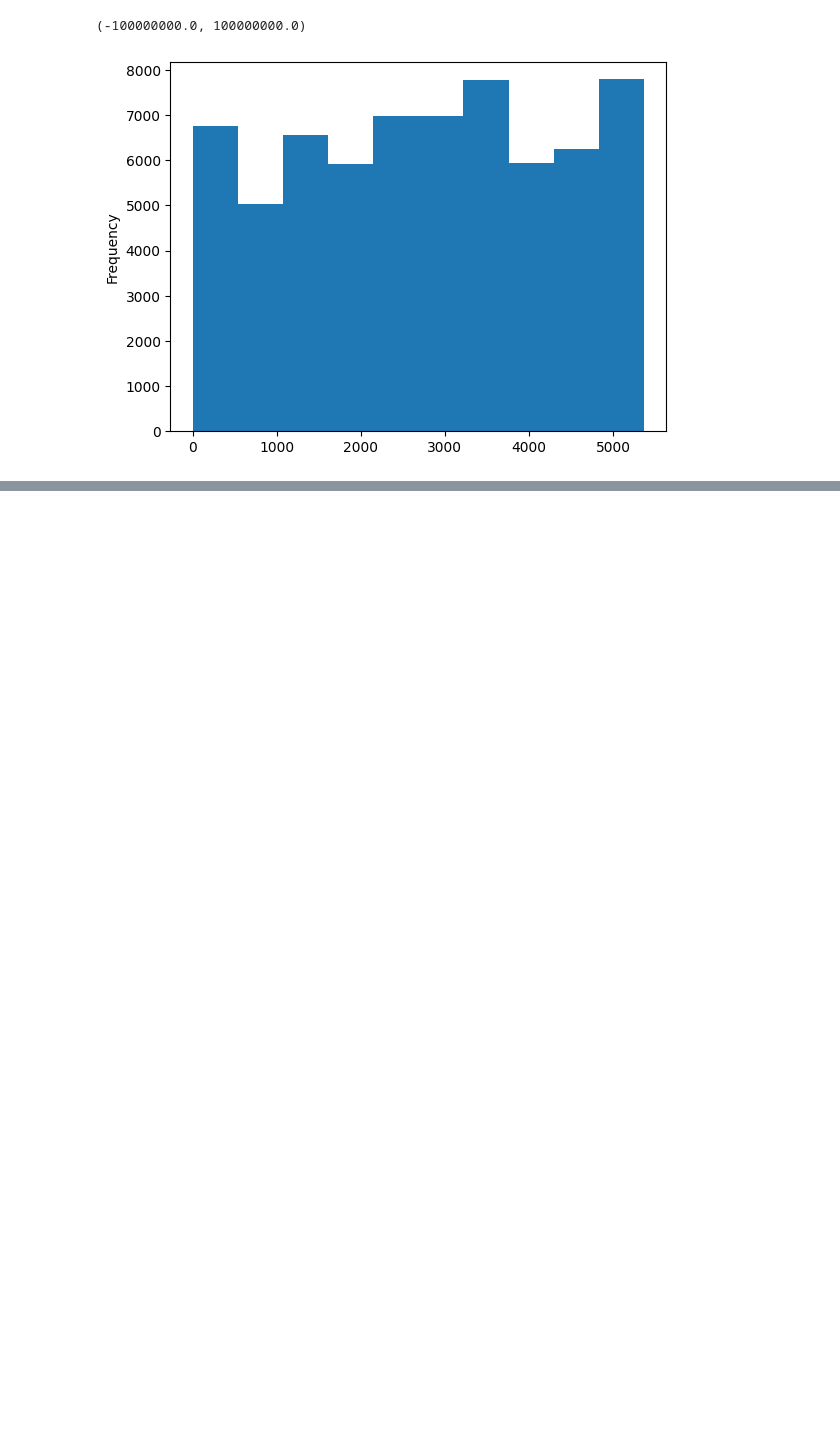
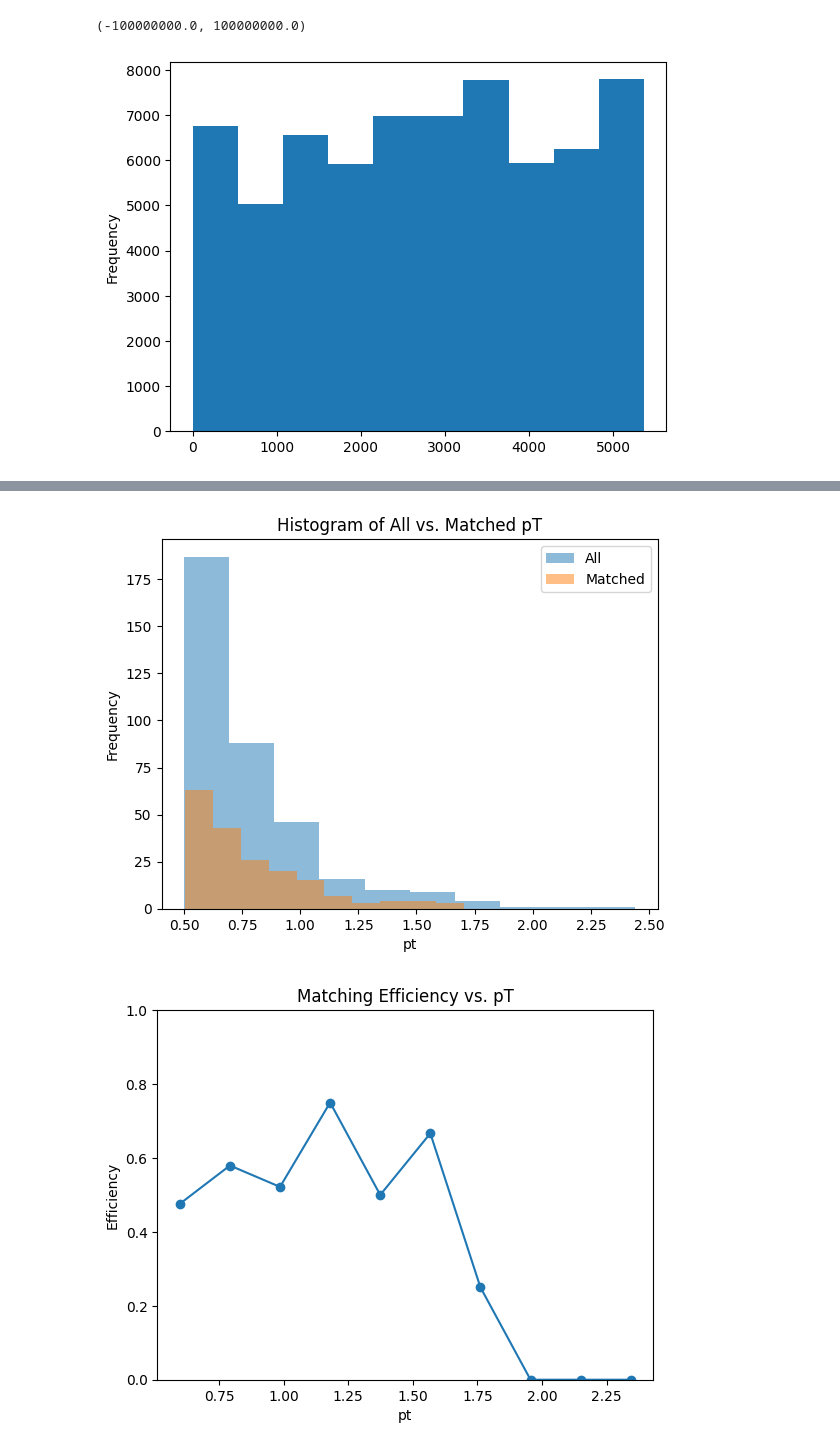
Before and after one commit to BNL-DAQ-LDRD/calotrack_tree, a Jupyter notebook: scripts/explore_data.ipynb, the cells around one changed output, grey strips where cells are left out. Drawn from its saved outputs; the diff is of its cells as text; code cells hidden in the pictures; blank space fills up the shorter version.

```diff
--- a/scripts/explore_data.ipynb
+++ b/scripts/explore_data.ipynb
@@ -256,0 +341,40 @@ All 58 matched: 34
+# %%
+import numpy as np
+import matplotlib.pyplot as plt
+
+# Suppose you already have these:
+# all_pt = particles['pt'].tolist()
+# matched_pt = match_particles_to_seeds_optimized(particles, seeds, ncommon)
+
+# 1) Plot histograms of all_pt and matched_pt
+bins = 10  # number of bins, or you can use a custom bin array, e.g., np.linspace(0, 10, 11)
+plt.hist(all_pt, bins=bins, alpha=0.5, label='All')
+plt.hist(matched_pt, bins=bins, alpha=0.5, label='Matched')
+plt.xlabel('pt')
+plt.ylabel('Frequency')
+plt.title('Histogram of All vs. Matched pT')
+plt.legend()
+plt.show()
+
+# 2) Compute Efficiency per bin
+bin_counts_all, bin_edges = np.histogram(all_pt, bins=bins)
+bin_counts_matched, _     = np.histogram(matched_pt, bins=bin_edges)
+
+# Avoid divide-by-zero by checking bin_counts_all before dividing
+efficiency = np.zeros_like(bin_counts_all, dtype=float)
+mask = bin_counts_all > 0
+efficiency[mask] = bin_counts_matched[mask] / bin_counts_all[mask]
+
+# 3) Plot Efficiency vs. pT
+# Use the bin centers for plotting
+bin_centers = 0.5 * (bin_edges[:-1] + bin_edges[1:])
+
+plt.plot(bin_centers, efficiency, marker='o', linestyle='-')
+plt.xlabel('pt')
+plt.ylabel('Efficiency')
+plt.title('Matching Efficiency vs. pT')
+plt.ylim(0, 1)  # Efficiency ranges from 0 to 1
+plt.show()
+# %% [output]
+[figure, added]
+[figure, added]
```
Also changed, not shown: parts of 4 cells of this notebook.
